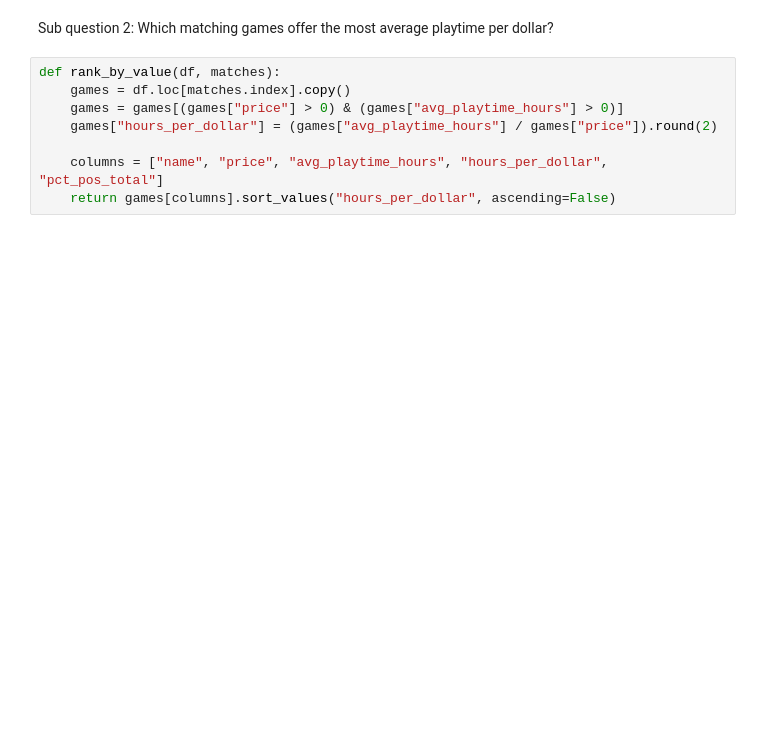
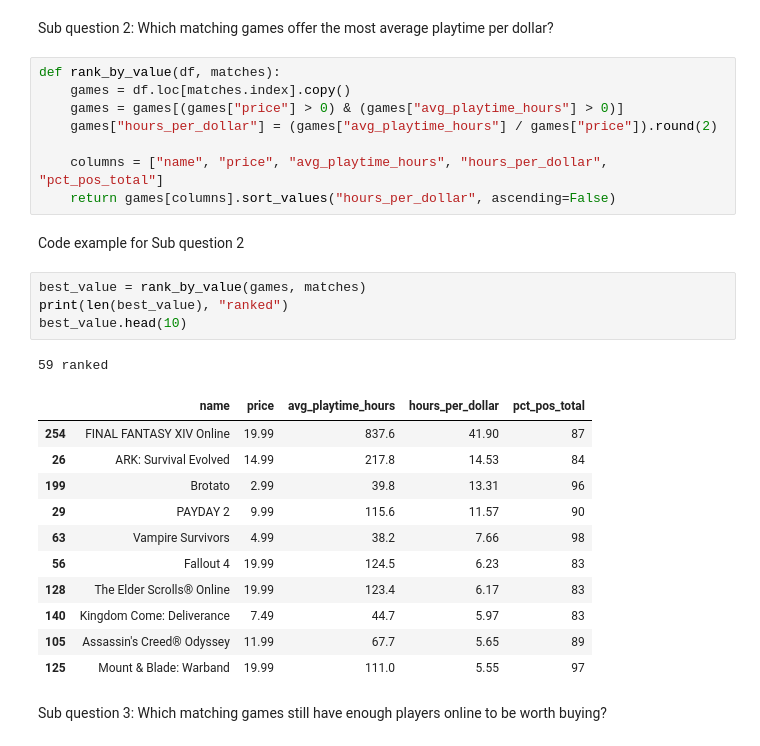
Before and after one commit to jlw44874/GameWise, a Jupyter notebook: GameWise.ipynb, the cells around one changed output. Drawn from its saved outputs; the diff is of its cells as text; blank space fills up the shorter version.

```diff
--- a/GameWise.ipynb
+++ b/GameWise.ipynb
@@ -47,3 +66,24 @@ def rank_by_value(df, matches):
 
     columns = ["name", "price", "avg_playtime_hours", "hours_per_dollar", "pct_pos_total"]
     return games[columns].sort_values("hours_per_dollar", ascending=False)
+# %% [markdown]
+Code example for Sub question 2
+# %%
+best_value = rank_by_value(games, matches)
+print(len(best_value), "ranked")
+best_value.head(10)
+# %% [output]
+59 ranked
+|  | name | price | avg_playtime_hours | hours_per_dollar | pct_pos_total |
+| 254 | FINAL FANTASY XIV Online | 19.99 | 837.6 | 41.90 | 87 |
+| 26 | ARK: Survival Evolved | 14.99 | 217.8 | 14.53 | 84 |
+| 199 | Brotato | 2.99 | 39.8 | 13.31 | 96 |
+| 29 | PAYDAY 2 | 9.99 | 115.6 | 11.57 | 90 |
+| 63 | Vampire Survivors | 4.99 | 38.2 | 7.66 | 98 |
+| 56 | Fallout 4 | 19.99 | 124.5 | 6.23 | 83 |
+| 128 | The Elder Scrolls® Online | 19.99 | 123.4 | 6.17 | 83 |
+| 140 | Kingdom Come: Deliverance | 7.49 | 44.7 | 5.97 | 83 |
+| 105 | Assassin's Creed® Odyssey | 11.99 | 67.7 | 5.65 | 89 |
+| 125 | Mount & Blade: Warband | 19.99 | 111.0 | 5.55 | 97 |
+# %% [markdown]
+Sub question 3: Which matching games still have enough players online to be worth buying?
```
Also changed, not shown: parts of 9 cells of this notebook.
